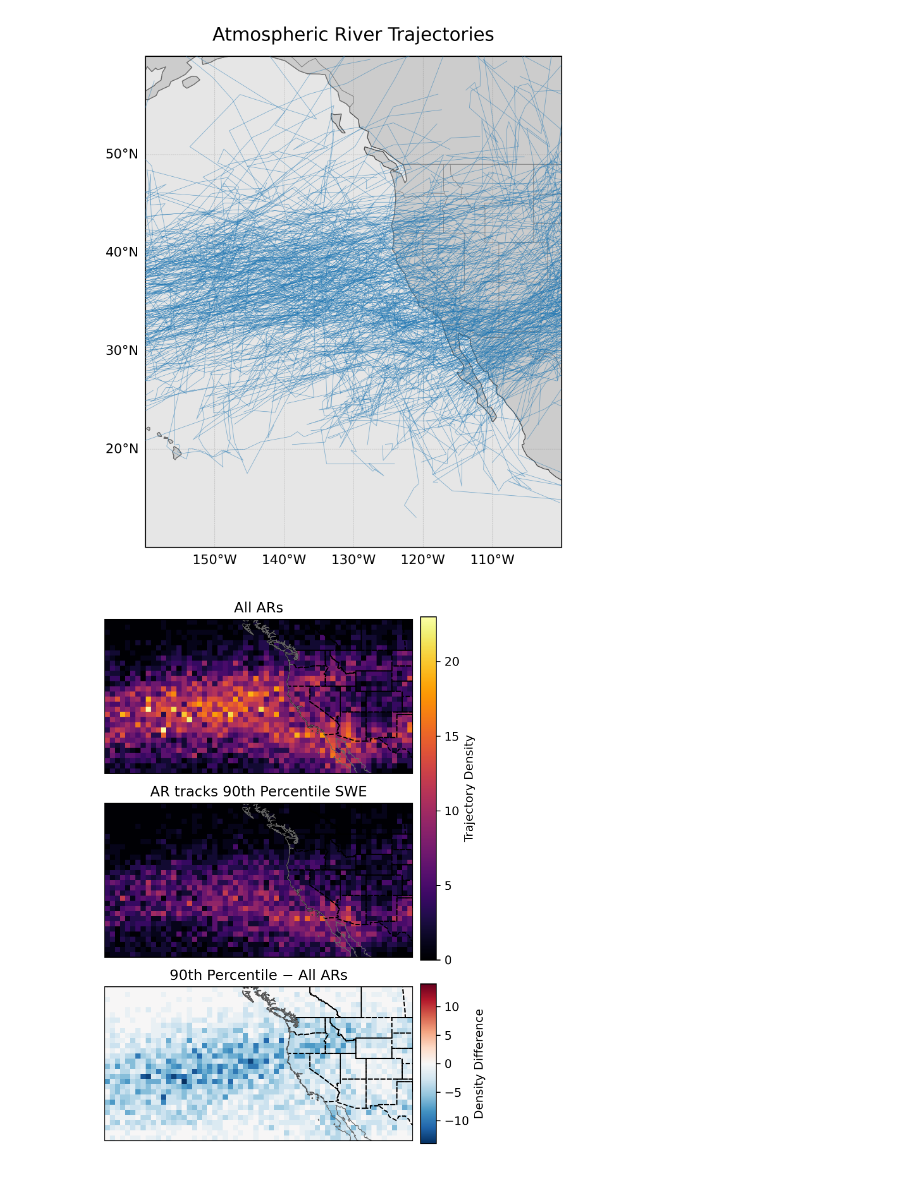
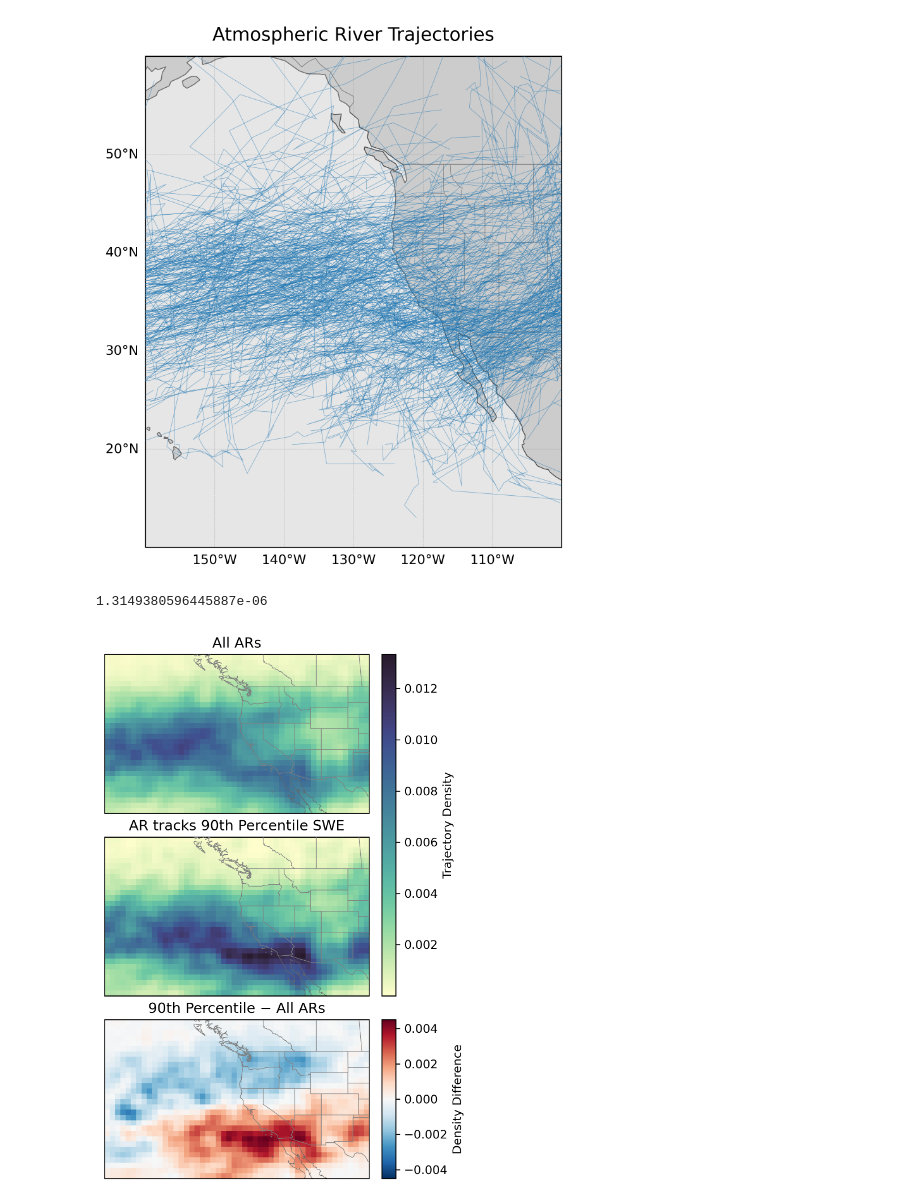
Before and after one commit to dlnash/UCRB_SNOTEL_trajectories, a Jupyter notebook: test_tARgetv4.ipynb, the cells around one changed output. Drawn from its saved outputs; the diff is of its cells as text; code cells hidden in the pictures.

Commit message:
update cmap on contribution plot, change trajectory map to normalized

```diff
--- a/test_tARgetv4.ipynb
+++ b/test_tARgetv4.ipynb
@@ -190,6 +190,8 @@ import matplotlib.gridspec as gridspec
 import cartopy.crs as ccrs
 import cartopy.feature as cfeature
 import matplotlib.colors as colors
+from scipy.ndimage import gaussian_filter
+import cmocean
 
 
 def convert_trajectories_to_density(percentile):
@@ -213,6 +215,16 @@ def convert_trajectories_to_density(percentile):
 
     density = H.T
 
+    # --- Normalize by number of ARs ---
+    n_ars = traj_df["ARID"].nunique()
+    density = density / n_ars
+
+    # --- Smooth (Gaussian filter) ---
+    # sigma=1.0 ≈ light smoothing
+    # sigma=1.5–2.0 for more “flowy” AR pathways
+    sigma=1.
+    density = gaussian_filter(density, sigma=sigma, mode="nearest")
+
     return density, lon_edges, lat_edges
 
 
@@ -229,7 +241,7 @@ mapcrs = ccrs.PlateCarree(central_longitude=180)
 
 
 # --- Figure layout ---
-fig = plt.figure(figsize=(5,8), dpi=300)
+fig = plt.figure(figsize=(4.5,8), dpi=300)
 
 gs = fig.add_gridspec(
     nrows=3,
@@ -252,25 +264,35 @@ cax_diff    = fig.add_subplot(gs[2,1])     # bottom row
 axes = [ax1, ax2, ax3]
 
 for ax in axes:
-    ax.set_extent([200,260,25,55], crs=datacrs)
-
+    ax.set_extent([210,260,25,55], crs=datacrs)
     ax.add_feature(cfeature.OCEAN, facecolor="0.9", zorder=0)
     ax.add_feature(cfeature.LAND, facecolor="0.8", zorder=1)
-    ax.add_feature(cfeature.COASTLINE, linewidth=0.6, edgecolor="0.4", zorder=2)
-    ax.add_feature(cfeature.STATES, linestyle="--", edgecolor="black")
+    ax.add_feature(cfeature.BORDERS, edgecolor='0.5', linewidth=0.4, zorder=2)
+    ax.add_feature(cfeature.COASTLINE, edgecolor='0.4', linewidth=0.4)
+    ax.add_feature(cfeature.STATES, edgecolor='0.5', linewidth=0.4, zorder=3)
 
+# --- choose threshold ---
+eps = np.percentile(density0[density0 > 0], 20)
+print(eps)
+# --- mask ---
+density0 = np.ma.masked_less_equal(density0, eps)
+density90 = np.ma.masked_less_equal(density90, eps)
+
+# --- cmap ---
+cmap = cmocean.cm.deep
+cmap = cmap.copy()
+# cmap = cmap.set_under("white")
 
 # --- Shared normalization for density panels ---
 vmax = max(density0.max(), density90.max())
-norm = colors.Normalize(vmin=0, vmax=vmax)
-
+norm = colors.Normalize(vmin=eps, vmax=vmax)
 
 # Panel 1
 pcm1 = ax1.pcolormesh(
     lon_edges,
     lat_edges,
     density0,
-    cmap="inferno",
+    cmap=cmap,
     norm=norm,
     transform=datacrs,
     shading="auto"
@@ -284,7 +306,7 @@ pcm2 = ax2.pcolormesh(
     lon_edges,
     lat_edges,
     density90,
-    cmap="inferno",
+    cmap=cmap,
     norm=norm,
     transform=datacrs,
     shading="auto"
@@ -293,31 +315,32 @@ pcm2 = ax2.pcolormesh(
 ax2.set_title("AR tracks 90th Percentile SWE")
 
 
 # Panel 3 (difference)
 diff_lim = np.nanmax(np.abs(density_diff))
 
 pcm3 = ax3.pcolormesh(
     lon_edges,
     lat_edges,
     density_diff,
     cmap="RdBu_r",
     vmin=-diff_lim,
     vmax=diff_lim,
     transform=datacrs,
     shading="auto"
 )
 
 ax3.set_title("90th Percentile − All ARs")
 
 # --- Colorbars ---
 cbar1 = fig.colorbar(pcm1, cax=cax_density)
 cbar1.set_label("Trajectory Density")
 
 cbar2 = fig.colorbar(pcm3, cax=cax_diff)
 cbar2.set_label("Density Difference")
 
 plt.tight_layout()
 plt.savefig("figs/trajectory_density_panels.png", dpi=300, bbox_inches="tight")
 plt.show()
 # %% [output]
+1.3149380596445887e-06
-[figure, old version]
+[figure, new version]
```
Also changed, not shown: 1 other file.
